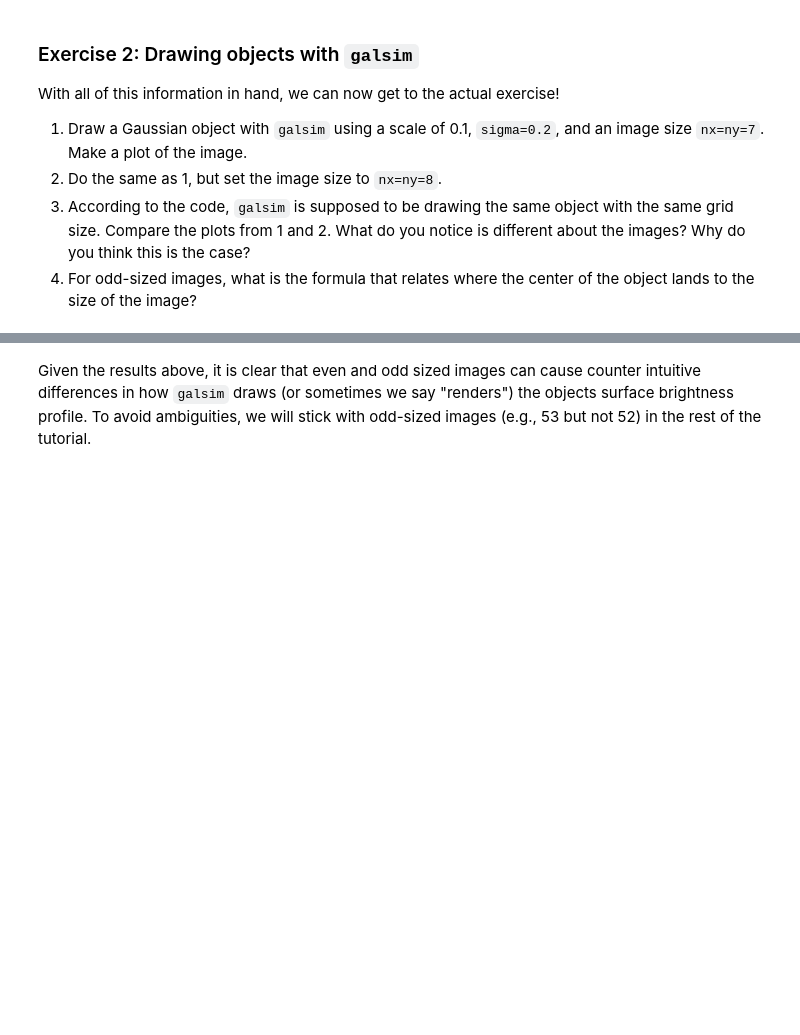
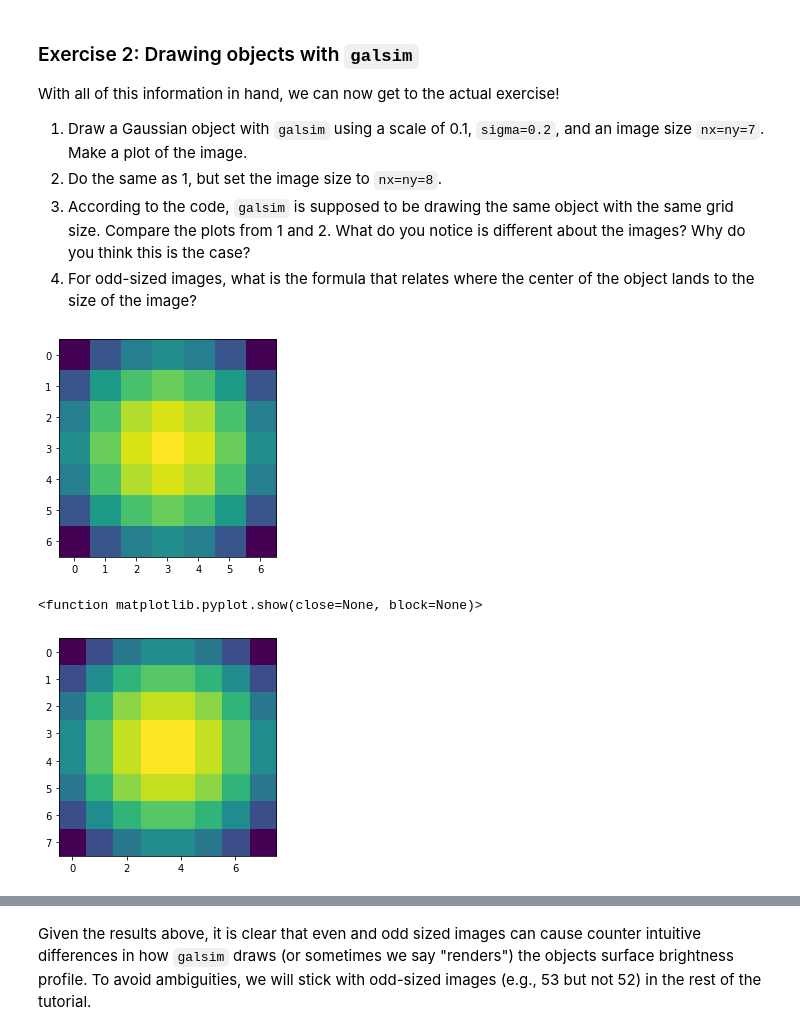
Before and after one commit to zhouconghao/shape-measurement-tutorials, a Jupyter notebook: shape_measurement_101.ipynb, the cells around one changed output, grey strips where cells are left out. Saved outputs shown, nothing was run; the diff lists cells and outputs as text; code cells hidden in the pictures; blank space fills up the shorter version.

```diff
--- a/shape_measurement_101.ipynb
+++ b/shape_measurement_101.ipynb
@@ -370,0 +366,16 @@ im1 = obj.draw
+# %%
+# do your work here!
+
+obj1 = galsim.Gaussian(sigma=0.2)
+im1 = obj.drawImage(scale=0.1, nx=7, ny=7)
+plt.imshow(im1.array)
+plt.show()
+
+obj1 = galsim.Gaussian(sigma=0.2)
+im1 = obj.drawImage(scale=0.1, nx=8, ny=8)
+plt.imshow(im1.array)
+plt.show
+# %% [output]
+[figure, added]
+<function matplotlib.pyplot.show(close=None, block=None)>
+[figure, added]
```
Also changed, not shown: parts of 25 cells of this notebook.
